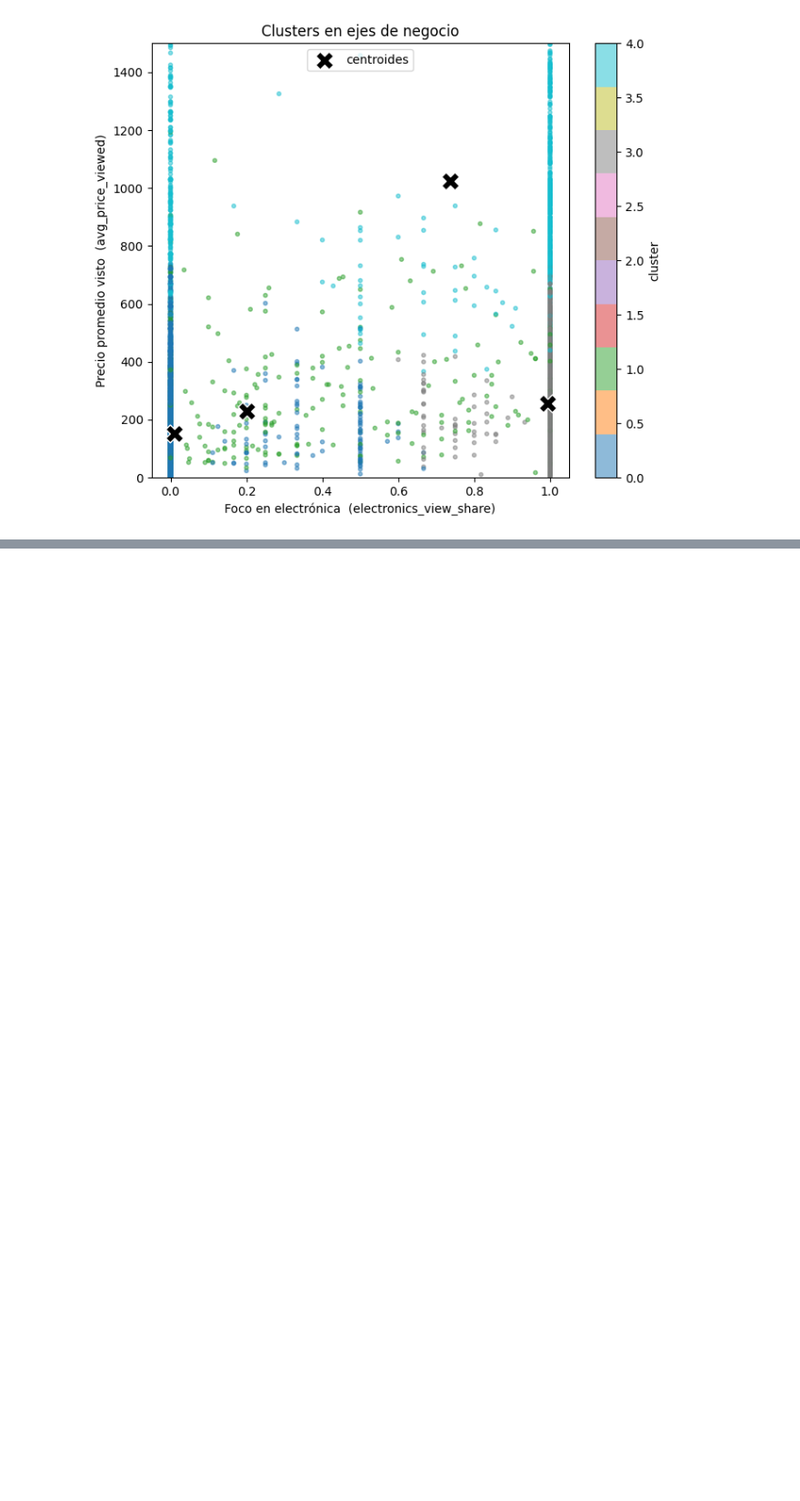
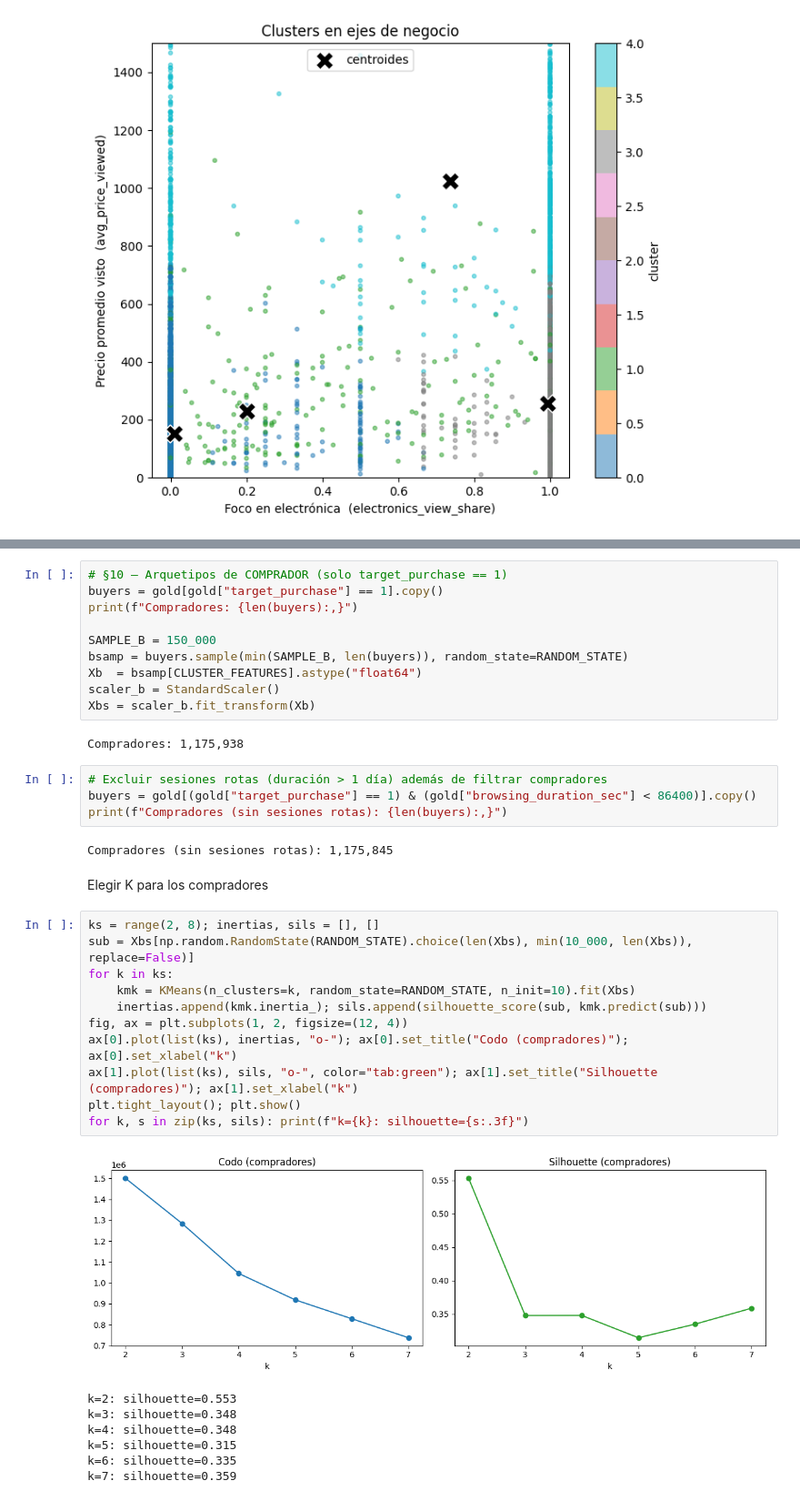
Before and after one commit to HeiderZapata/proyecto-integrador-g8, a Jupyter notebook: notebooks/modeling/04_clustering.ipynb, the cells around one changed output, grey strips where cells are left out. Shown at 91% size. Saved outputs shown, nothing was run; the diff lists cells and outputs as text; blank space fills up the shorter version.

```diff
--- a/notebooks/modeling/04_clustering.ipynb
+++ b/notebooks/modeling/04_clustering.ipynb
@@ -351,0 +327,39 @@ Yeison dirige el incentivo a este grupo y el modelo de propensión (notebook 02)
+# %%
+# §10 — Arquetipos de COMPRADOR (solo target_purchase == 1)
+buyers = gold[gold["target_purchase"] == 1].copy()
+print(f"Compradores: {len(buyers):,}")
+
+SAMPLE_B = 150_000
+bsamp = buyers.sample(min(SAMPLE_B, len(buyers)), random_state=RANDOM_STATE)
+Xb  = bsamp[CLUSTER_FEATURES].astype("float64")
+scaler_b = StandardScaler()
+Xbs = scaler_b.fit_transform(Xb)
+# %% [output]
+Compradores: 1,175,938
+# %%
+# Excluir sesiones rotas (duración > 1 día) además de filtrar compradores
+buyers = gold[(gold["target_purchase"] == 1) & (gold["browsing_duration_sec"] < 86400)].copy()
+print(f"Compradores (sin sesiones rotas): {len(buyers):,}")
+# %% [output]
+Compradores (sin sesiones rotas): 1,175,845
+# %% [markdown]
+Elegir K para los compradores
+# %%
+ks = range(2, 8); inertias, sils = [], []
+sub = Xbs[np.random.RandomState(RANDOM_STATE).choice(len(Xbs), min(10_000, len(Xbs)), replace=False)]
+for k in ks:
+    kmk = KMeans(n_clusters=k, random_state=RANDOM_STATE, n_init=10).fit(Xbs)
+    inertias.append(kmk.inertia_); sils.append(silhouette_score(sub, kmk.predict(sub)))
+fig, ax = plt.subplots(1, 2, figsize=(12, 4))
+ax[0].plot(list(ks), inertias, "o-"); ax[0].set_title("Codo (compradores)"); ax[0].set_xlabel("k")
+ax[1].plot(list(ks), sils, "o-", color="tab:green"); ax[1].set_title("Silhouette (compradores)"); ax[1].set_xlabel("k")
+plt.tight_layout(); plt.show()
+for k, s in zip(ks, sils): print(f"k={k}: silhouette={s:.3f}")
+# %% [output]
+[figure, added]
+k=2: silhouette=0.553
+k=3: silhouette=0.348
+k=4: silhouette=0.348
+k=5: silhouette=0.315
+k=6: silhouette=0.335
+k=7: silhouette=0.359
```
Also changed, not shown: parts of 7 cells of this notebook.
